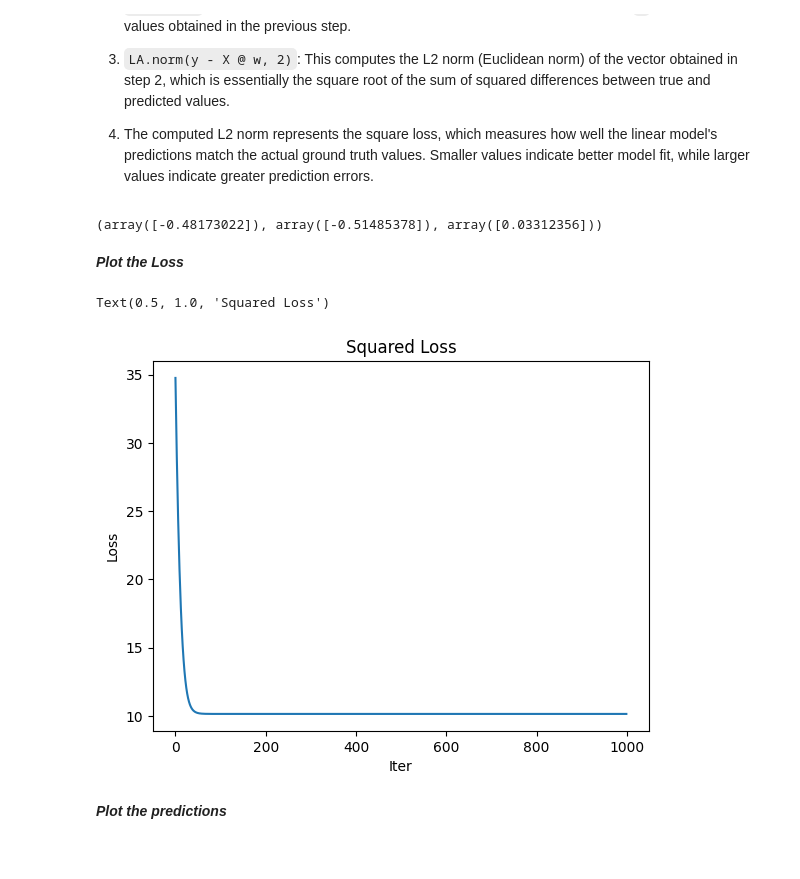
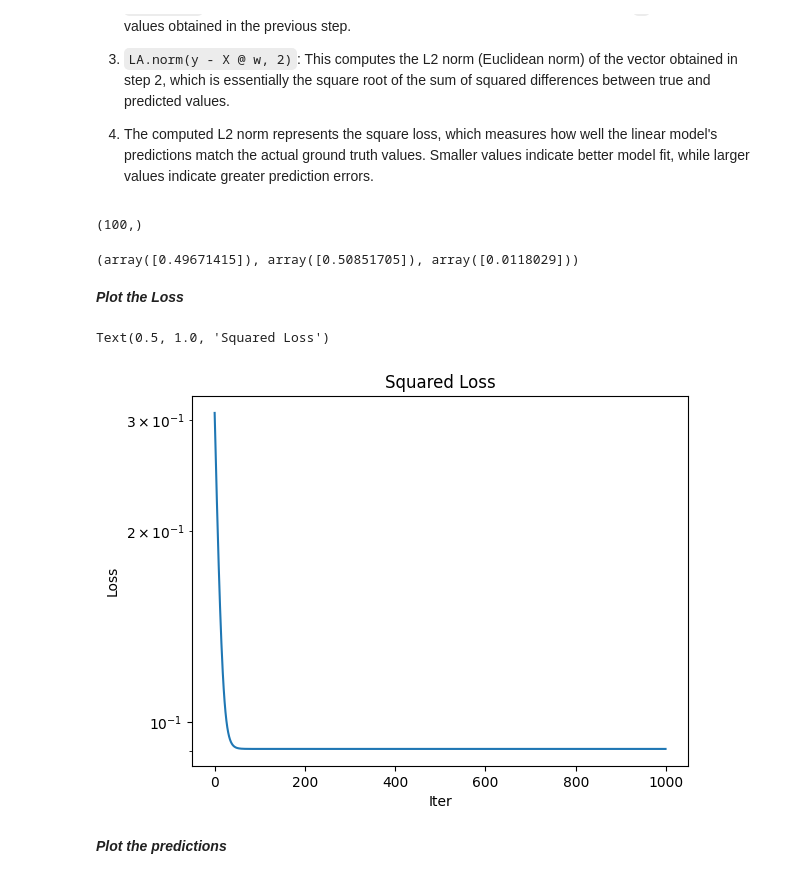
Before and after one commit to nickplas/Intro_to_ML_25-26, a Jupyter notebook: notebooks/Lab-3.Regression.ipynb, the cells around one changed output. Cells and saved outputs as stored; diff of their text form; code cells hidden in the pictures.

```diff
--- a/notebooks/Lab-3.Regression.ipynb
+++ b/notebooks/Lab-3.Regression.ipynb
@@ -209,7 +241,7 @@ The function calculates the square loss as follows:
 
 4. The computed L2 norm represents the square loss, which measures how well the linear model's predictions match the actual ground truth values. Smaller values indicate better model fit, while larger values indicate greater prediction errors.
 # %%
-def GD(X, y, iter, gamma, points, d):
+def GD(X, y, iter, gamma, points, d, tol = 1e-3):
     """
     Parameters
     ----------
@@ -227,16 +259,28 @@ def GD(X, y, iter, gamma, points, d):
         Dimensionality of each data point in the dataset
     """
     # Initialize arrays to store weights and losses
-    W = np.zeros((d, iter)) # To store weights at each iteration
+    W = np.zeros((iter,d)) # To store weights at each iteration
     L = np.zeros(iter) # To store losses at each iteration
 
     # Initialize the weight vector w with small random values
     w = np.random.normal(0, 0.1, d)
+    n = X.shape[0]
 
     # GD iterations
+    W[0] = w
+    L[0] = SquareLoss(X, y, w)/n
     for i in range(iter):
-        pass
-    return W, L
+        w = w + gamma * 2 / n * X.T.dot(y - X.dot(w))
+        W[i] = w
+        loss = SquareLoss(X, y, w)/n
+        L[i] = loss
+        if loss < tol:
+            break
+    return i, W, L
+# %%
+y_reg.shape
+# %% [output]
+(100,)
 # %%
 # example of usage
 
@@ -248,23 +292,24 @@ n_points = 100
 gamma = 0.001
 
 # Apply Gradient Descent (GD) to train a linear regression model
-wgd, L = GD(X_reg, y_reg, iter, gamma, points, d)
+i, wgd, L = GD(X_reg, y_reg, iter, gamma, points, d)
 # the last stored weights are the most updated ones
-wpred = wgd[:,-1]
+wpred = wgd[i,:].T
 # %%
 w, wpred, np.abs(w-wpred)
 # %% [output]
-(array([-0.48173022]), array([-0.51485378]), array([0.03312356]))
+(array([0.49671415]), array([0.50851705]), array([0.0118029]))
 # %% [markdown]
 ***Plot the Loss***
 # %%
 plt.plot(L)
 plt.xlabel('Iter')
 plt.ylabel('Loss')
+plt.yscale('log')
 plt.title('Squared Loss')
 # %% [output]
 Text(0.5, 1.0, 'Squared Loss')
-[figure, old version]
+[figure, new version]
 # %% [markdown]
 ***Plot the predictions***
 # %%
```
Also changed, not shown: parts of 16 cells of this notebook, 1 other file.
